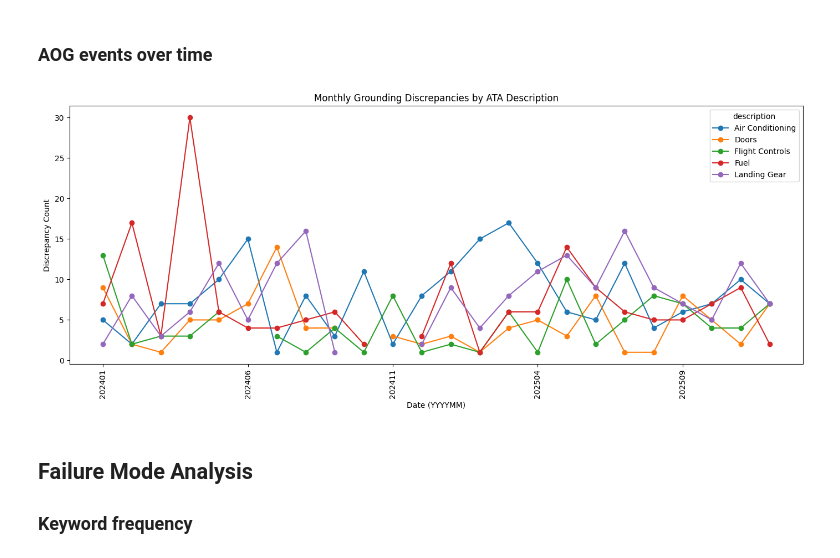
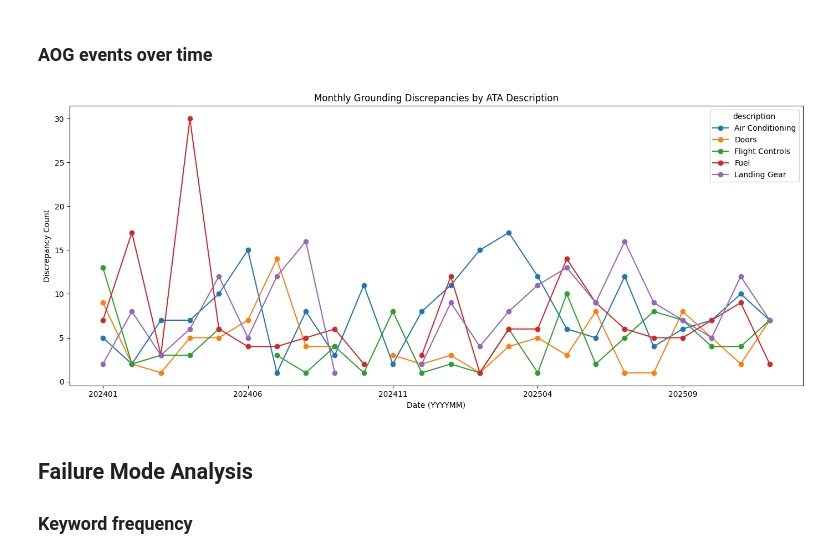
Before and after one commit to NorthrupRobert/737-800_SDR_Reliability_Analysis, a Jupyter notebook: _data_design_and_exploration/05_explore.ipynb, the cells around one changed output. Drawn from its saved outputs; the diff is of its cells as text; code cells hidden in the pictures.

```diff
--- a/_data_design_and_exploration/05_explore.ipynb
+++ b/_data_design_and_exploration/05_explore.ipynb
@@ -285,35 +288,35 @@ top_descriptions AS (
     LIMIT 5
 )
 
 SELECT
     m.description,
     m.date,
     m.count
 FROM monthly_counts AS m
 WHERE m.description IN (SELECT description FROM top_descriptions)
 ORDER BY m.date ASC, m.count DESC;
 """)
 
 
 pivot_df = my_df.pivot(
     index='date',
     columns='description',
     values='count'
 )
 
 pivot_df.plot(
     figsize=(14, 6),
     marker='o'
 )
 
 plt.title("Monthly Grounding Discrepancies by ATA Description")
 plt.xlabel("Date (YYYYMM)")
 plt.ylabel("Discrepancy Count")
-plt.xticks(rotation=90)
+plt.xticks(rotation=0)
 plt.tight_layout()
 plt.show()
 # %% [output]
-[figure, old version]
+[figure, new version]
 # %% [markdown]
 ## Failure Mode Analysis
 ### Keyword frequency
```
Also changed, not shown: parts of 7 cells of this notebook, 13 other files.
